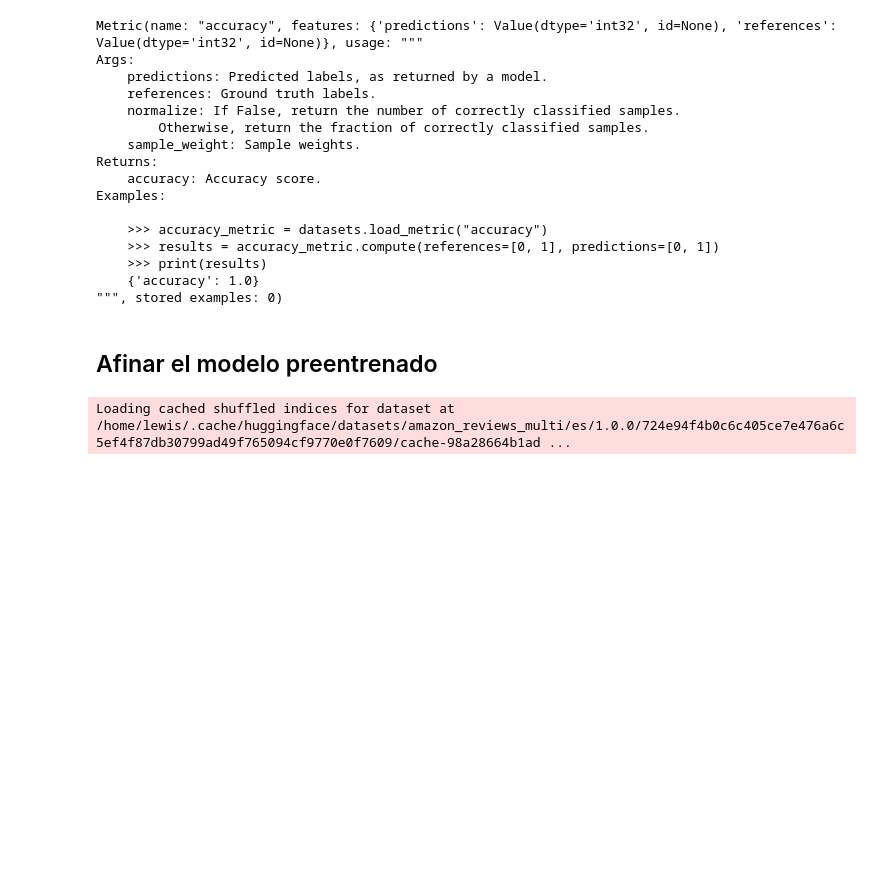
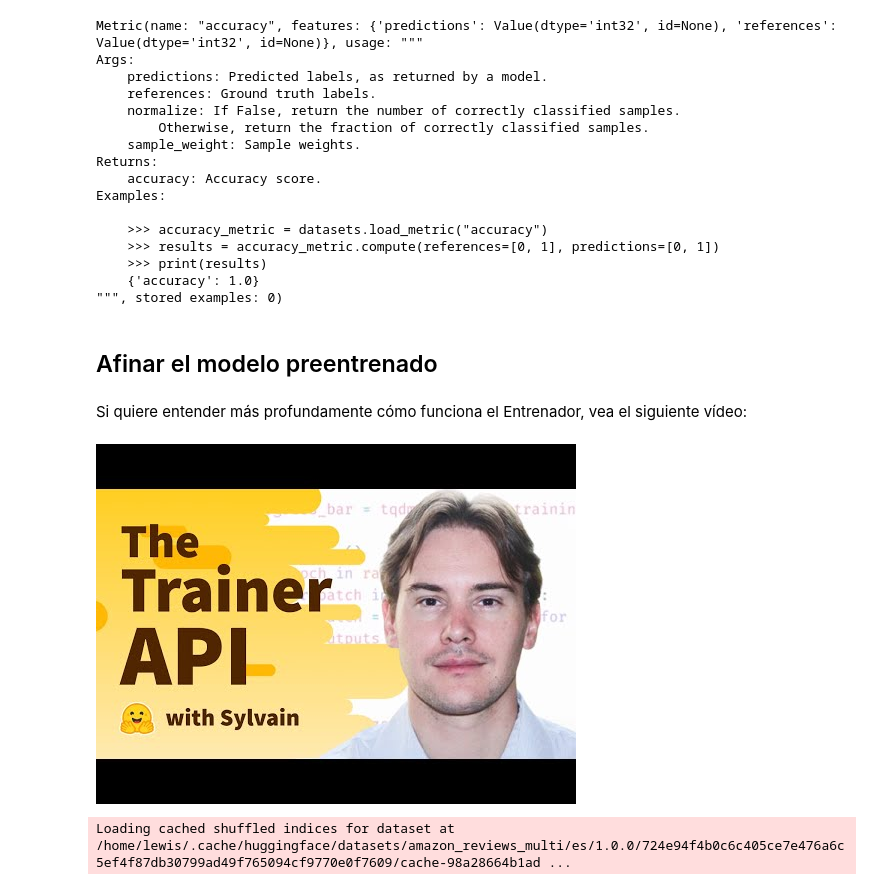
Before and after one commit to somosnlp/nlp-de-cero-a-cien, a Jupyter notebook: 3_transformers_2/clasificacion_de_textos.ipynb, the cells around one changed output. Cells and saved outputs as stored; diff of their text form; code cells hidden in the pictures; blank space fills up the shorter version.

```diff
--- a/3_transformers_2/clasificacion_de_textos.ipynb
+++ b/3_transformers_2/clasificacion_de_textos.ipynb
@@ -285,6 +296,12 @@ def compute_metrics(eval_pred):
     return metric.compute(predictions=predictions, references=labels)
 # %% [markdown]
 ## Afinar el modelo preentrenado
+# %% [markdown]
+Si quiere entender más profundamente cómo funciona el Entrenador, vea el siguiente vídeo:
+# %%
+YouTubeVideo("nvBXf7s7vTI", width=600, height=400)
+# %% [output]
+[figure, added]
 # %%
 from transformers import TrainingArguments
 
```
Also changed, not shown: parts of 11 cells of this notebook.
